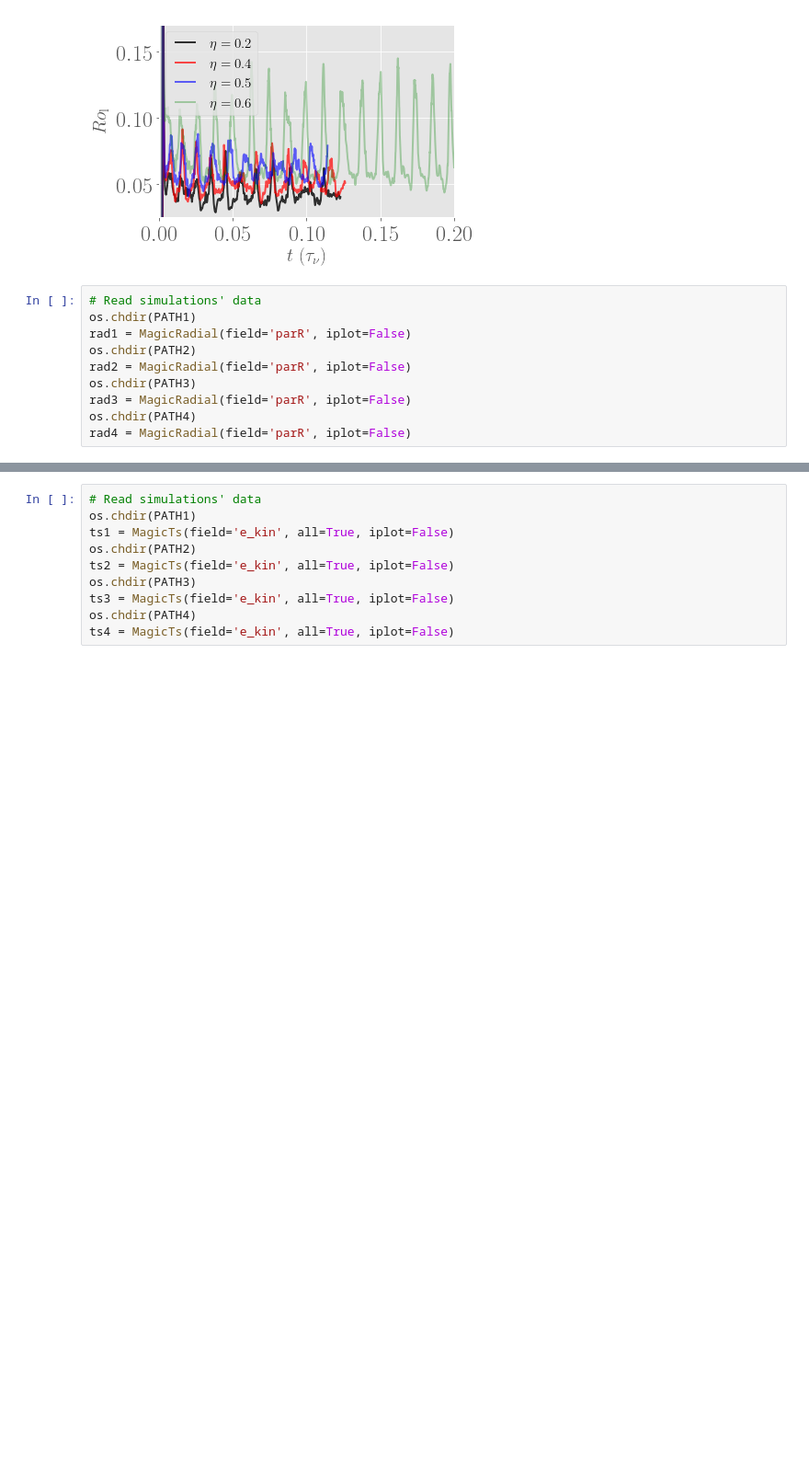
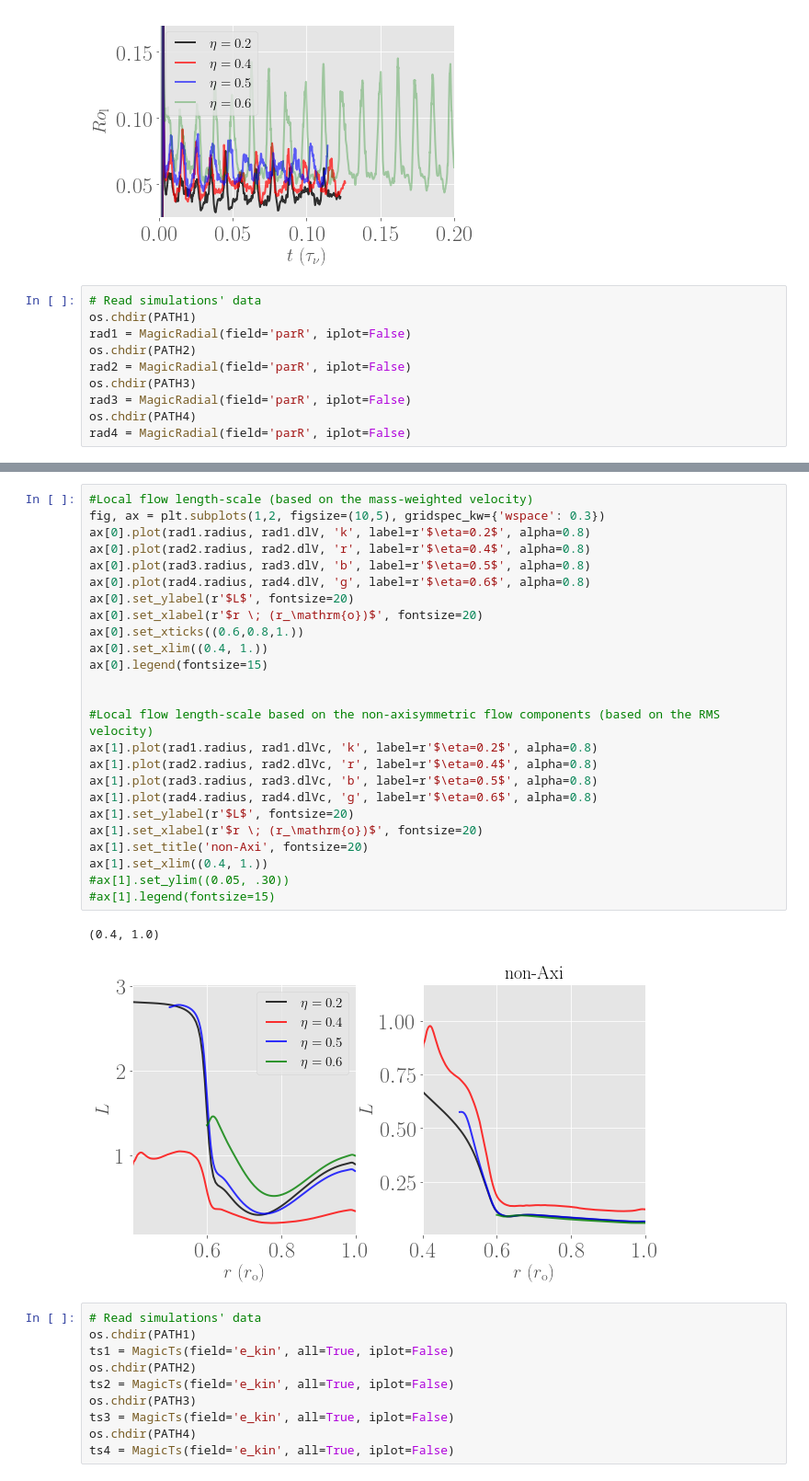
Before and after one commit to bzaire/Report_Sims, a Jupyter notebook: notebook0.ipynb, the cells around one changed output, grey strips where cells are left out. Shown at 92% size. Cells and saved outputs as stored; diff of their text form; blank space fills up the shorter version.

```diff
--- a/notebook0.ipynb
+++ b/notebook0.ipynb
@@ -86,3 +86,31 @@ plt.show()
+# %%
+#Local flow length-scale (based on the mass-weighted velocity)
+fig, ax = plt.subplots(1,2, figsize=(10,5), gridspec_kw={'wspace': 0.3})
+ax[0].plot(rad1.radius, rad1.dlV, 'k', label=r'$\eta=0.2$', alpha=0.8)
+ax[0].plot(rad2.radius, rad2.dlV, 'r', label=r'$\eta=0.4$', alpha=0.8)
+ax[0].plot(rad3.radius, rad3.dlV, 'b', label=r'$\eta=0.5$', alpha=0.8)
+ax[0].plot(rad4.radius, rad4.dlV, 'g', label=r'$\eta=0.6$', alpha=0.8)
+ax[0].set_ylabel(r'$L$', fontsize=20)
+ax[0].set_xlabel(r'$r \; (r_\mathrm{o})$', fontsize=20)
+ax[0].set_xticks((0.6,0.8,1.))
+ax[0].set_xlim((0.4, 1.))
+ax[0].legend(fontsize=15)
+
+
+#Local flow length-scale based on the non-axisymmetric flow components (based on the RMS velocity)
+ax[1].plot(rad1.radius, rad1.dlVc, 'k', label=r'$\eta=0.2$', alpha=0.8)
+ax[1].plot(rad2.radius, rad2.dlVc, 'r', label=r'$\eta=0.4$', alpha=0.8)
+ax[1].plot(rad3.radius, rad3.dlVc, 'b', label=r'$\eta=0.5$', alpha=0.8)
+ax[1].plot(rad4.radius, rad4.dlVc, 'g', label=r'$\eta=0.6$', alpha=0.8)
+ax[1].set_ylabel(r'$L$', fontsize=20)
+ax[1].set_xlabel(r'$r \; (r_\mathrm{o})$', fontsize=20)
+ax[1].set_title('non-Axi', fontsize=20)
+ax[1].set_xlim((0.4, 1.))
+#ax[1].set_ylim((0.05, .30))
+#ax[1].legend(fontsize=15)
+# %% [output]
+(0.4, 1.0)
+[figure, added]
 # %%
 # Read simulations' data
 os.chdir(PATH1)
```
Also changed, not shown: parts of 1 cell of this notebook, 2 other files.
